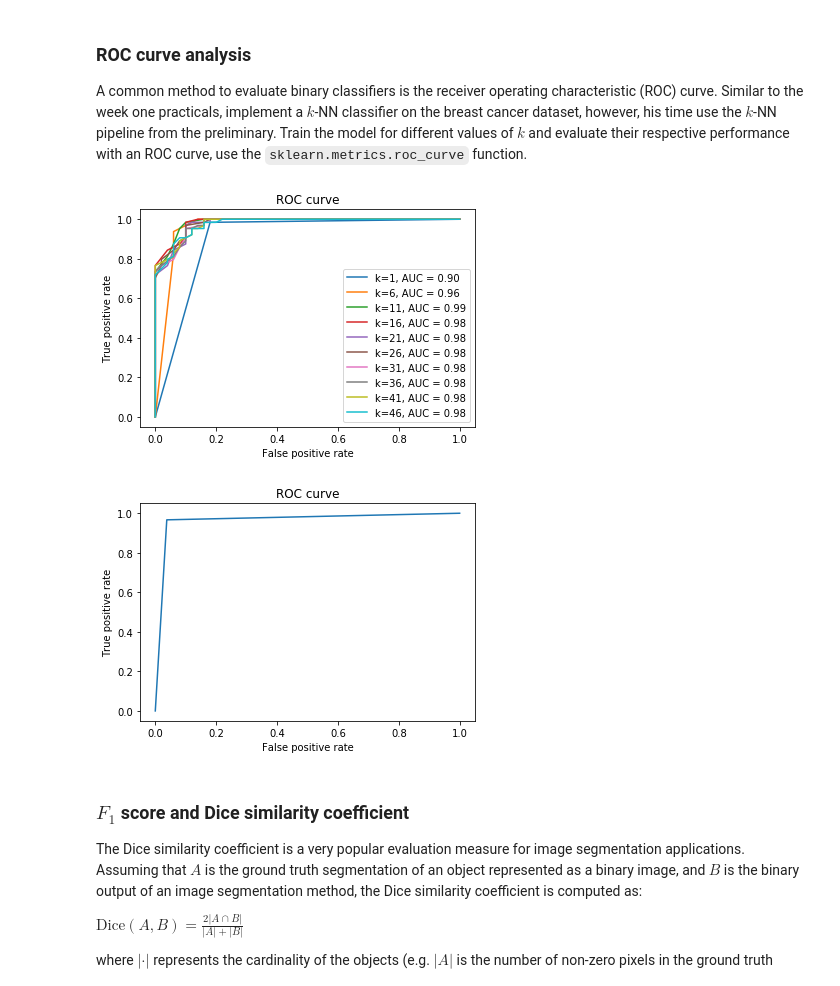
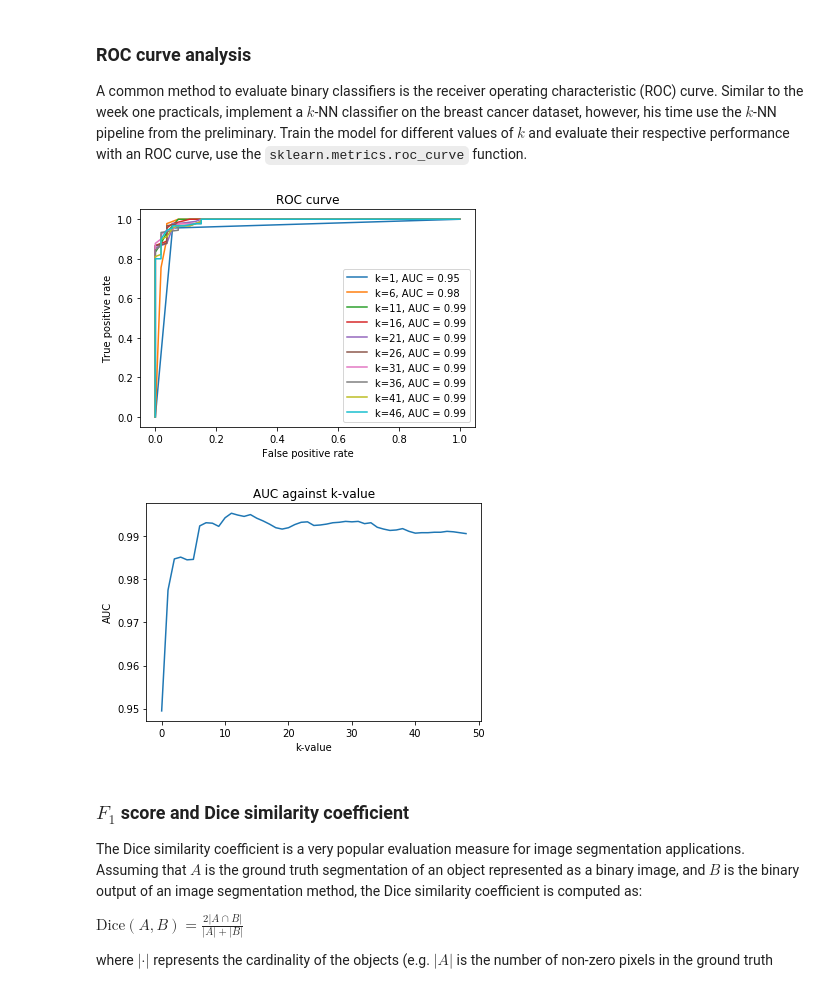
Before and after one commit to tdewaard/8dm40-machine-learning, a Jupyter notebook: practicals/week_2.ipynb, the cells around one changed output. Drawn from its saved outputs; the diff is of its cells as text; code cells hidden in the pictures.

Commit message:
opdracht roc curve

```diff
--- a/practicals/week_2.ipynb
+++ b/practicals/week_2.ipynb
@@ -250,7 +250,7 @@ X = breast_cancer.data
 y = breast_cancer.target
 
 # split data into train and test data
-X_train, X_test, y_train, y_test = train_test_split(X, y, test_size=0.2)
+X_train, X_test, y_train, y_test = train_test_split(X, y, stratify=y, random_state = 42)
 roc_scores = [];
 
 # train knn for different values of k and evaluate with ROC on test data.
@@ -262,36 +262,36 @@ for k in range(1,50):
                  ("knn", knn)
                     ])
 
     # train the model using the training dataset
     model.fit(X_train, y_train)
 
     # determine false positive rate and true positive rate
     y_scores = model.predict_proba(X_test)
     fpr, tpr, threshold = roc_curve(y_test, y_scores[:, 1]) #second column, because we only need the TP.
 
     # calculate area under ROC-curve (AUC)
     roc_auc = auc(fpr, tpr)
-    roc_scores.append(round(roc_auc,4))
+    roc_scores.append(roc_auc)
 
     # plot ROC-curves (not all of them, to keep the graph clear, just every 5th one)
     if range(1,50,5).count(k) == 1:
         plt.plot(fpr, tpr, label = 'k=' + str(k) +', '+ 'AUC = %0.2f' % roc_auc)
         plt.xlabel('False positive rate')
         plt.ylabel('True positive rate')
         plt.title('ROC curve')
         plt.legend()
 
 plt.show()
 
 # plot AUC against k-values
 plt.plot(roc_scores)
 plt.xlabel('k-value')
 plt.ylabel('AUC')
 plt.title('AUC against k-value')
 plt.show()
 # %% [output]
-[figure, old version]
+[figure, new version]
-[figure, old version]
+[figure, new version]
 # %% [markdown]
 ### $F_1$ score and Dice similarity coefficient
 
```
